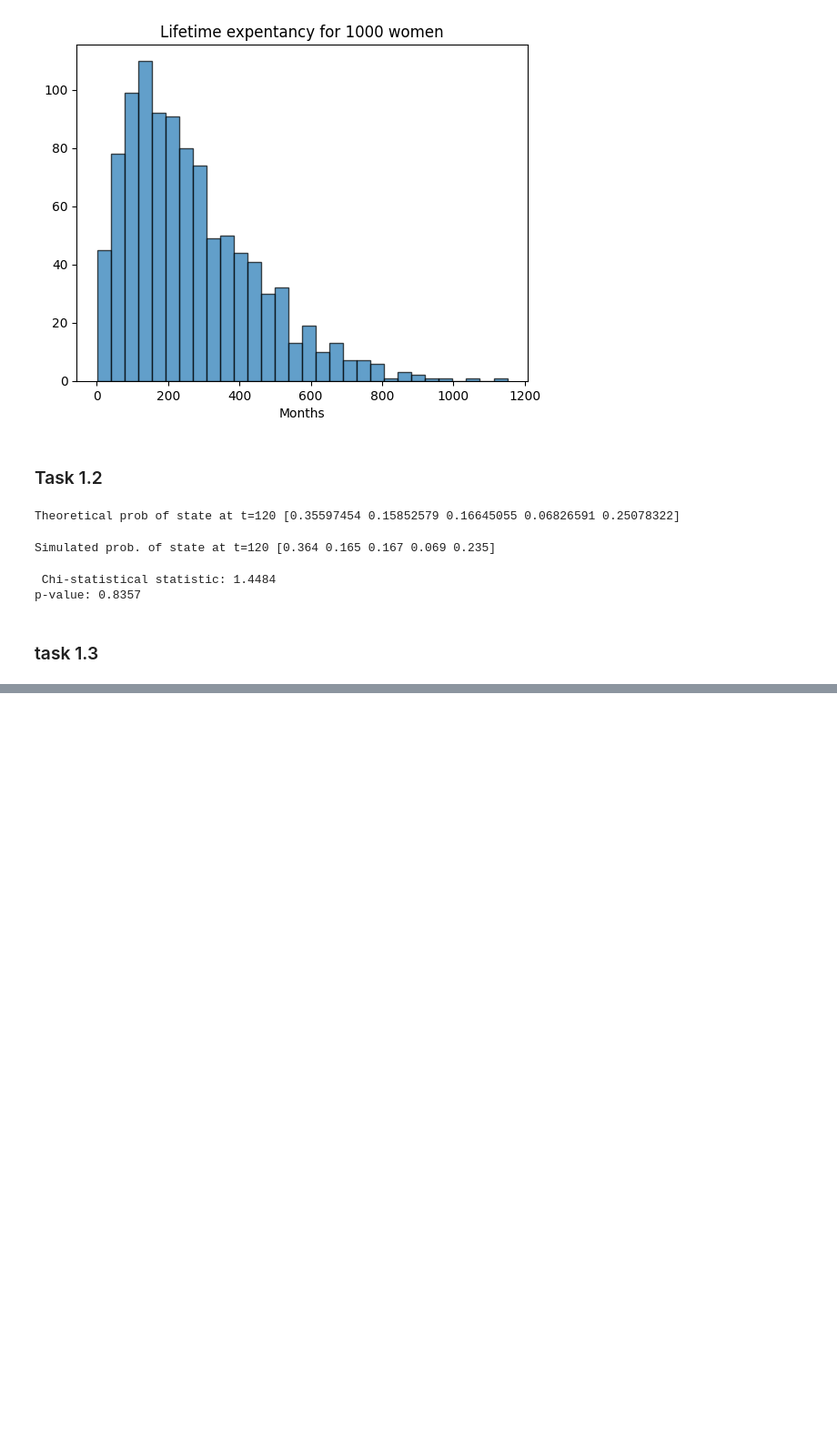
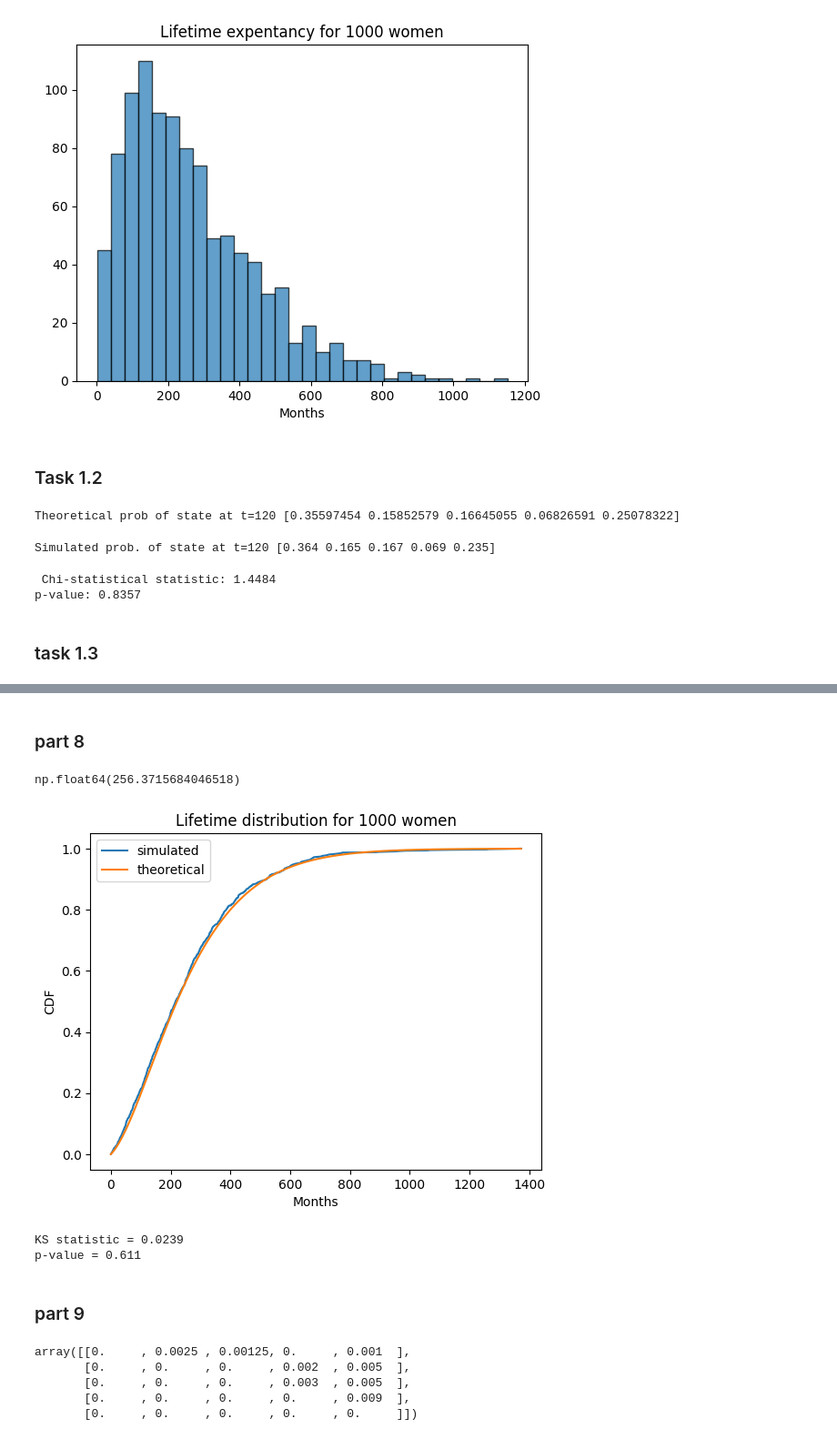
Before and after one commit to markus1573/stokastisk-simulering, a Jupyter notebook: Mathilde/Project1/Project_code1.ipynb, the cells around one changed output, grey strips where cells are left out. Shown at 91% size. Drawn from its saved outputs; the diff is of its cells as text; code cells hidden in the pictures; blank space fills up the shorter version.

```diff
--- a/Mathilde/Project1/Project_code1.ipynb
+++ b/Mathilde/Project1/Project_code1.ipynb
@@ -157,0 +382,64 @@ array([[1., 0., 0., 0.],
+# %% [markdown]
+### part 8
+# %%
+np.mean(life_times)
+# %% [output]
+np.float64(256.3715684046518)
+# %%
+import scipy
+def FT (Q,t):
+    p0 = np.array([1,0,0,0])
+    Qs = Q[:4, :4]
+
+    return float(1-p0@( scipy.linalg.expm(Qs*t) ) @np.ones(4))
+
+
+# empirical/simulated CDF
+sorted_life_times = np.sort(life_times)
+sim_cdf = np.arange(1, len(sorted_life_times)+1) / len(sorted_life_times)
+
+# theoretical CDF
+t_grid = np.linspace(0, max(life_times), 500)
+theo_cdf = np.array([FT(Q, t) for t in t_grid])
+
+plt.figure()
+
+plt.plot(sorted_life_times, sim_cdf, label='simulated')
+plt.plot(t_grid, theo_cdf, label='theoretical')
+plt.title('Lifetime distribution for 1000 women')
+plt.legend()
+plt.xlabel('Months')
+plt.ylabel('CDF')
+plt.show()
+# %% [output]
+[figure, added]
+# %%
+# statistical test (Ks for continous):
+# made FT function into np.array
+def FT_vec(x):
+    x = np.asarray(x)
+    return np.array([FT(Q, t) for t in x])
+
+res = scipy.stats.kstest(life_times, FT_vec)
+
+print(f"KS statistic = {np.round(res.statistic,4)}")
+print(f"p-value = {np.round(res.pvalue,4)}")
+# %% [output]
+KS statistic = 0.0239
+p-value = 0.611
+# %% [markdown]
+### part 9
+# %%
+Q = np.array([[0, 0.0025, 0.00125, 0, 0.001],
+              [0,0,0, 0.002, 0.005],
+              [0,0,0, 0.003, 0.005],
+              [0,0,0,0,0.009],
+              [0,0,0,0,0]])
+
+Q
+# %% [output]
+array([[0.     , 0.0025 , 0.00125, 0.     , 0.001  ],
+       [0.     , 0.     , 0.     , 0.002  , 0.005  ],
+       [0.     , 0.     , 0.     , 0.003  , 0.005  ],
+       [0.     , 0.     , 0.     , 0.     , 0.009  ],
+       [0.     , 0.     , 0.     , 0.     , 0.     ]])
```
Also changed, not shown: parts of 21 cells of this notebook.
